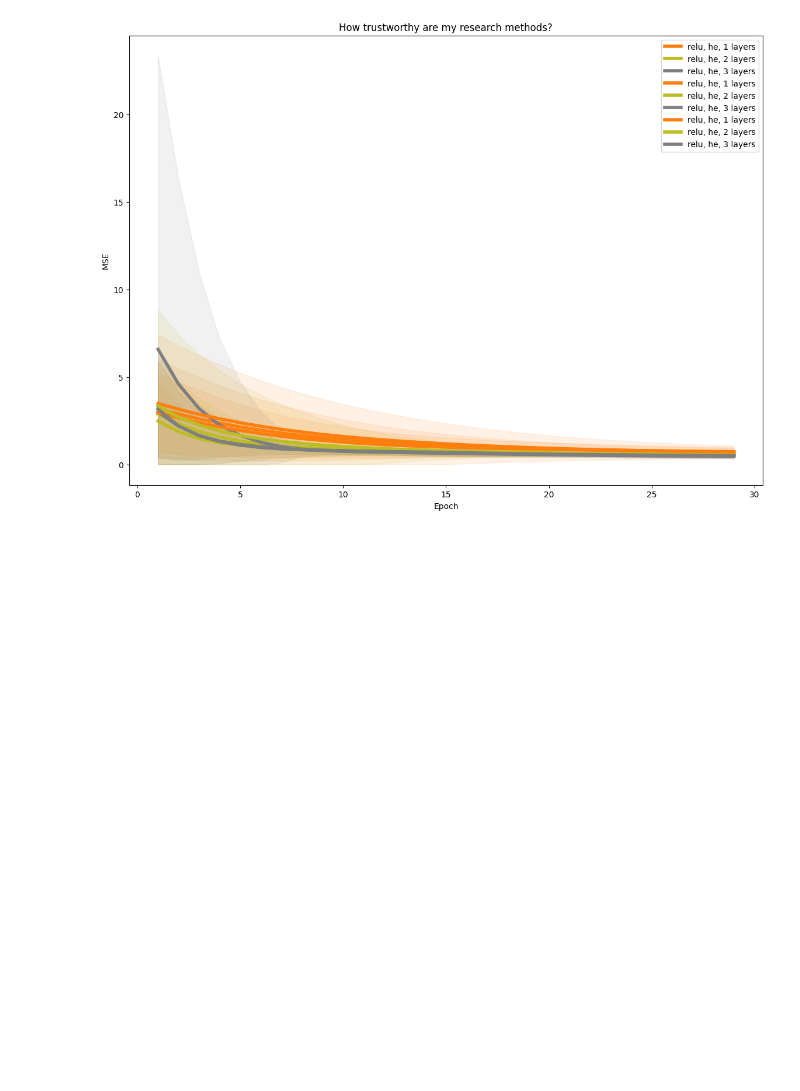
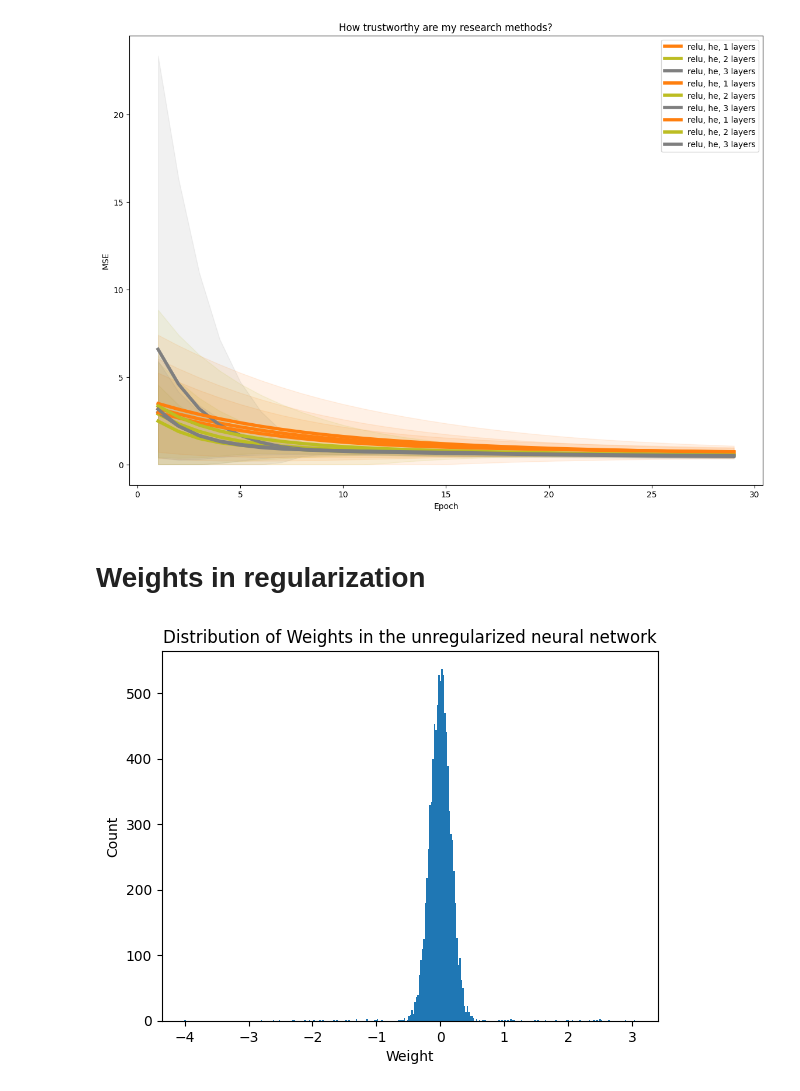
Before and after one commit to nizwant/methods_of_computational_intelligence, a Jupyter notebook: NeuralNetworks/NN6.ipynb, the cells around one changed output. Saved outputs shown, nothing was run; the diff lists cells and outputs as text; code cells hidden in the pictures; blank space fills up the shorter version.

Commit message:
weights distributions in regularized nn

```diff
--- a/NeuralNetworks/NN6.ipynb
+++ b/NeuralNetworks/NN6.ipynb
@@ -461,3 +465,28 @@ visualize_correctness(
 )
 # %% [output]
 [figure]
+# %% [markdown]
+# Weights in regularization
+# %%
+neural = NeuralNetwork(cost_function="mse")
+neural.add_layer(Layer(1, 30, "sigmoid"))
+neural.add_layer(Layer(30, 80, "sigmoid"))
+neural.add_layer(Layer(80, 80, "linear"))
+neural.add_layer(Layer(80, 1, "linear"))
+# %%
+import matplotlib.pyplot as plt
+
+# Get the weights from the neural network
+weights = []
+for layer in neural.layers:
+    weights.append(layer.weights.flatten())
+weights = np.concatenate(weights)
+
+# Plot the distribution of weights
+plt.hist(weights, bins=300)
+plt.xlabel("Weight")
+plt.ylabel("Count")
+plt.title("Distribution of Weights in the unregularized neural network")
+plt.show()
+# %% [output]
+[figure, added]
```
Also changed, not shown: parts of 18 cells of this notebook.
